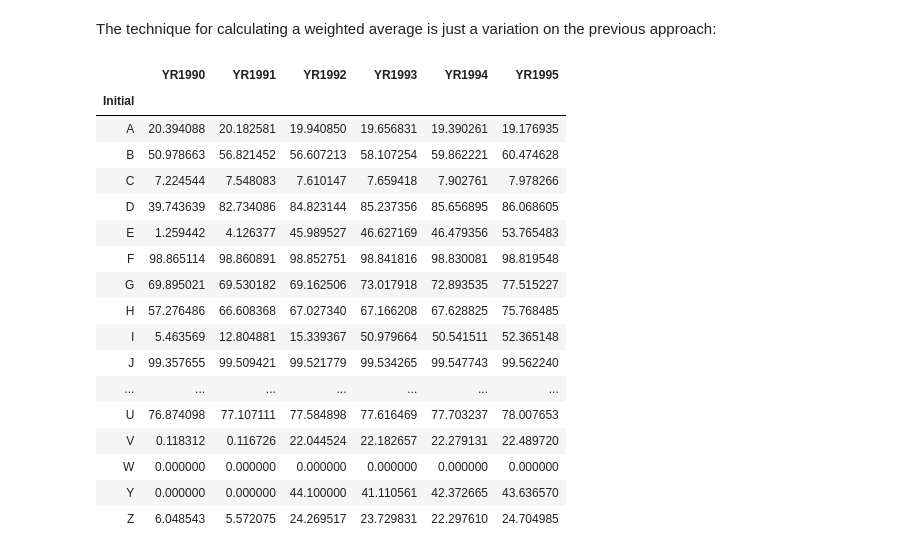
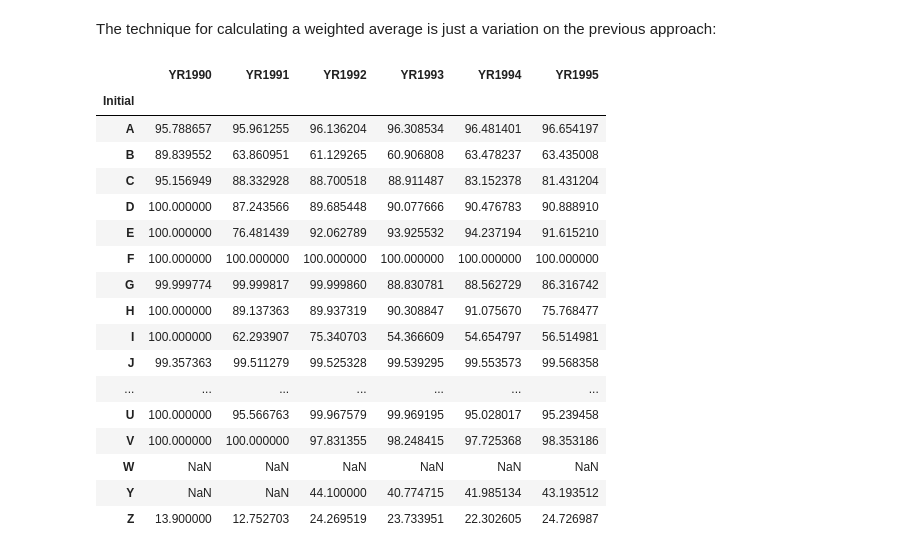
Before and after one commit to tgherzog/wbgapi, a Jupyter notebook: examples/wbgapi-cookbook.ipynb, the cells around one changed output. Drawn from its saved outputs; the diff is of its cells as text; code cells hidden in the pictures.

```diff
--- a/examples/wbgapi-cookbook.ipynb
+++ b/examples/wbgapi-cookbook.ipynb
@@ -310,35 +310,35 @@ The technique for calculating a weighted average is just a variation on the prev
 # %%
 # This time we'll pull all countries, not just 3. Be sure to exclude aggregate regions
 # like World or Sub-Saharan Africa
 combined = wb.data.DataFrame(['EG.ELC.ACCS.ZS', 'SP.POP.TOTL'], skipAggs=True,
                              time=range(1990,1996), index=['series', 'economy'])
 elec_access = combined.xs('EG.ELC.ACCS.ZS')
 
 # mask out observations in the weight variable that are missing from the aggregated variable
-combined[elec_access.isna()==False]
+combined = combined[elec_access.isna()==False]
 
 pop = combined.xs('SP.POP.TOTL')
 
 numerator   = (elec_access * pop).join(initial).groupby('Initial').sum()
 denominator = pop.join(initial).groupby('Initial').sum()
 
 numerator / denominator
 # %% [output]
 |  | YR1990 | YR1991 | YR1992 | YR1993 | YR1994 | YR1995 |
 | Initial |  |  |  |  |  |  |
-| A | 20.394088 | 20.182581 | 19.940850 | 19.656831 | 19.390261 | 19.176935 |
-| B | 50.978663 | 56.821452 | 56.607213 | 58.107254 | 59.862221 | 60.474628 |
-| C | 7.224544 | 7.548083 | 7.610147 | 7.659418 | 7.902761 | 7.978266 |
-| D | 39.743639 | 82.734086 | 84.823144 | 85.237356 | 85.656895 | 86.068605 |
-| E | 1.259442 | 4.126377 | 45.989527 | 46.627169 | 46.479356 | 53.765483 |
-| F | 98.865114 | 98.860891 | 98.852751 | 98.841816 | 98.830081 | 98.819548 |
-| G | 69.895021 | 69.530182 | 69.162506 | 73.017918 | 72.893535 | 77.515227 |
-| H | 57.276486 | 66.608368 | 67.027340 | 67.166208 | 67.628825 | 75.768485 |
-| I | 5.463569 | 12.804881 | 15.339367 | 50.979664 | 50.541511 | 52.365148 |
-| J | 99.357655 | 99.509421 | 99.521779 | 99.534265 | 99.547743 | 99.562240 |
+| A | 95.788657 | 95.961255 | 96.136204 | 96.308534 | 96.481401 | 96.654197 |
+| B | 89.839552 | 63.860951 | 61.129265 | 60.906808 | 63.478237 | 63.435008 |
+| C | 95.156949 | 88.332928 | 88.700518 | 88.911487 | 83.152378 | 81.431204 |
+| D | 100.000000 | 87.243566 | 89.685448 | 90.077666 | 90.476783 | 90.888910 |
+| E | 100.000000 | 76.481439 | 92.062789 | 93.925532 | 94.237194 | 91.615210 |
+| F | 100.000000 | 100.000000 | 100.000000 | 100.000000 | 100.000000 | 100.000000 |
+| G | 99.999774 | 99.999817 | 99.999860 | 88.830781 | 88.562729 | 86.316742 |
+| H | 100.000000 | 89.137363 | 89.937319 | 90.308847 | 91.075670 | 75.768477 |
+| I | 100.000000 | 62.293907 | 75.340703 | 54.366609 | 54.654797 | 56.514981 |
+| J | 99.357363 | 99.511279 | 99.525328 | 99.539295 | 99.553573 | 99.568358 |
 | ... | ... | ... | ... | ... | ... | ... |
-| U | 76.874098 | 77.107111 | 77.584898 | 77.616469 | 77.703237 | 78.007653 |
-| V | 0.118312 | 0.116726 | 22.044524 | 22.182657 | 22.279131 | 22.489720 |
-| W | 0.000000 | 0.000000 | 0.000000 | 0.000000 | 0.000000 | 0.000000 |
-| Y | 0.000000 | 0.000000 | 44.100000 | 41.110561 | 42.372665 | 43.636570 |
-| Z | 6.048543 | 5.572075 | 24.269517 | 23.729831 | 22.297610 | 24.704985 |
+| U | 100.000000 | 95.566763 | 99.967579 | 99.969195 | 95.028017 | 95.239458 |
+| V | 100.000000 | 100.000000 | 97.831355 | 98.248415 | 97.725368 | 98.353186 |
+| W | NaN | NaN | NaN | NaN | NaN | NaN |
+| Y | NaN | NaN | 44.100000 | 40.774715 | 41.985134 | 43.193512 |
+| Z | 13.900000 | 12.752703 | 24.269519 | 23.733951 | 22.302605 | 24.726987 |
```
Also changed, not shown: parts of 14 cells of this notebook.
